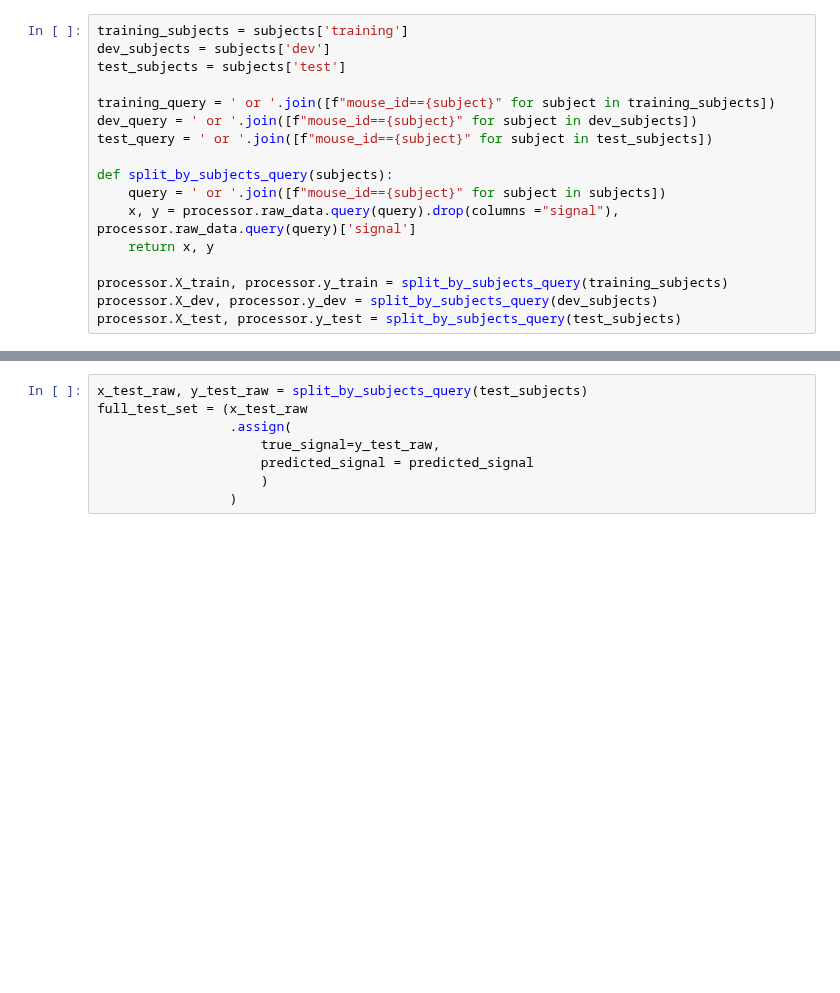
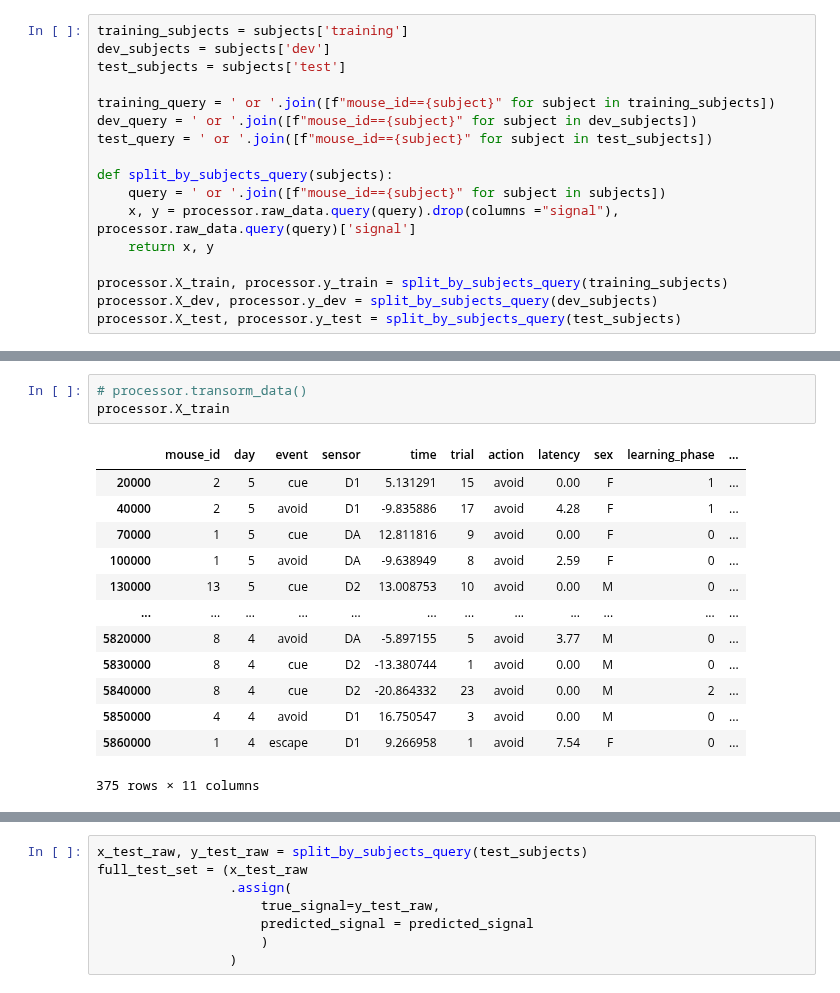
Before and after one commit to Mschaid/ENIGMA, a Jupyter notebook: notebooks/reports/full_sequence_stacked_lstm_01.ipynb, the cells around one changed output, grey strips where cells are left out. Cells and saved outputs as stored; diff of their text form; blank space fills up the shorter version.

```diff
--- a/notebooks/reports/full_sequence_stacked_lstm_01.ipynb
+++ b/notebooks/reports/full_sequence_stacked_lstm_01.ipynb
@@ -68,0 +88,17 @@ processor.transorm_data()
+# %%
+# processor.transorm_data()
+processor.X_train
+# %% [output]
+|  | mouse_id | day | event | sensor | time | trial | action | latency | sex | learning_phase | ... |
+| 20000 | 2 | 5 | cue | D1 | 5.131291 | 15 | avoid | 0.00 | F | 1 | ... |
+| 40000 | 2 | 5 | avoid | D1 | -9.835886 | 17 | avoid | 4.28 | F | 1 | ... |
+| 70000 | 1 | 5 | cue | DA | 12.811816 | 9 | avoid | 0.00 | F | 0 | ... |
+| 100000 | 1 | 5 | avoid | DA | -9.638949 | 8 | avoid | 2.59 | F | 0 | ... |
+| 130000 | 13 | 5 | cue | D2 | 13.008753 | 10 | avoid | 0.00 | M | 0 | ... |
+| ... | ... | ... | ... | ... | ... | ... | ... | ... | ... | ... | ... |
+| 5820000 | 8 | 4 | avoid | DA | -5.897155 | 5 | avoid | 3.77 | M | 0 | ... |
+| 5830000 | 8 | 4 | cue | D2 | -13.380744 | 1 | avoid | 0.00 | M | 0 | ... |
+| 5840000 | 8 | 4 | cue | D2 | -20.864332 | 23 | avoid | 0.00 | M | 2 | ... |
+| 5850000 | 4 | 4 | avoid | D1 | 16.750547 | 3 | avoid | 0.00 | M | 0 | ... |
+| 5860000 | 1 | 4 | escape | D1 | 9.266958 | 1 | avoid | 7.54 | F | 0 | ... |
+375 rows × 11 columns
```
Also changed, not shown: parts of 18 cells of this notebook.
